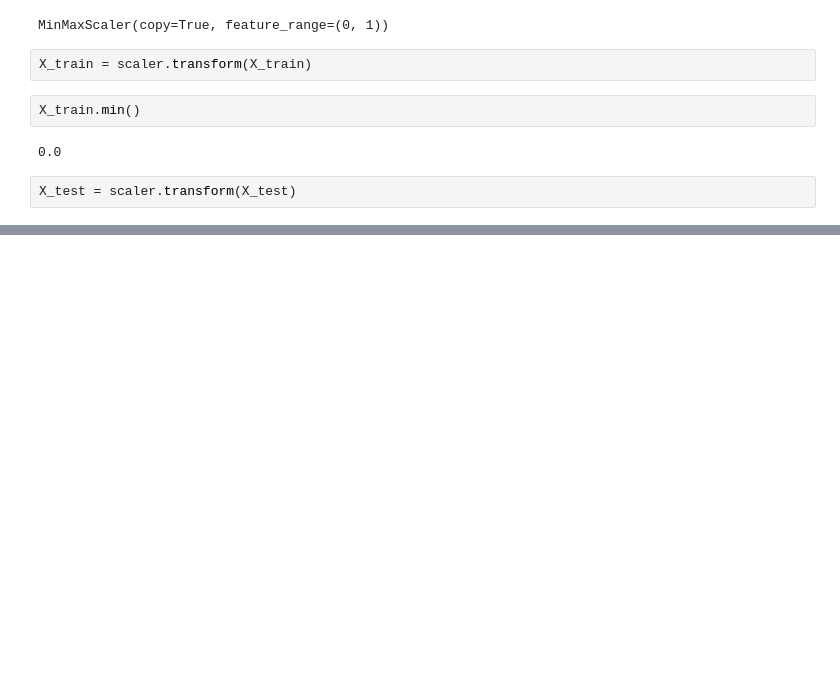
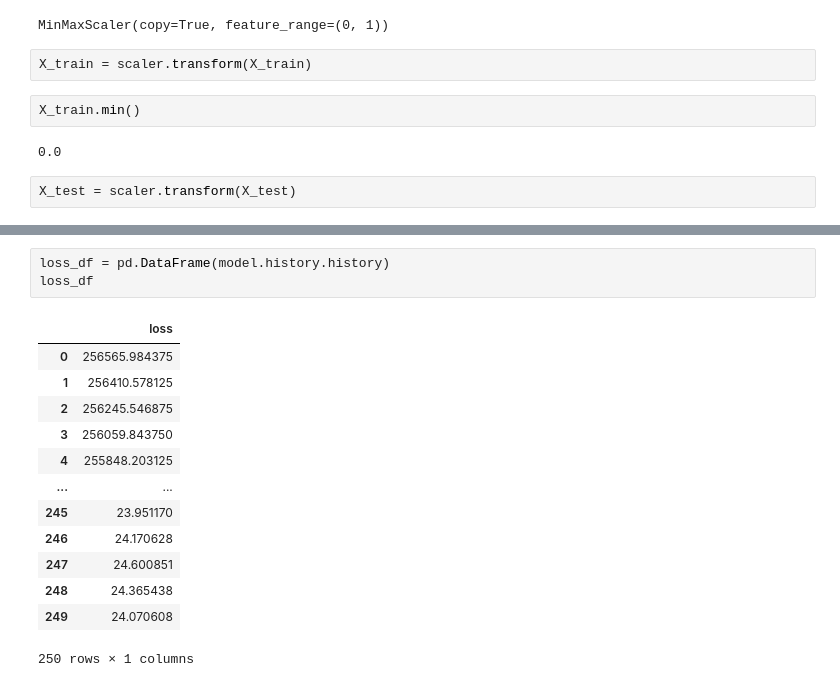
Before and after one commit to morphingdesign/tfExplore, a Jupyter notebook: TF_Process.ipynb, the cells around one changed output, grey strips where cells are left out. Saved outputs shown, nothing was run; the diff lists cells and outputs as text; blank space fills up the shorter version.

```diff
--- a/TF_Process.ipynb
+++ b/TF_Process.ipynb
@@ -82,0 +121,17 @@ X_test.min()
+# %%
+loss_df = pd.DataFrame(model.history.history)
+loss_df
+# %% [output]
+|  | loss |
+| 0 | 256565.984375 |
+| 1 | 256410.578125 |
+| 2 | 256245.546875 |
+| 3 | 256059.843750 |
+| 4 | 255848.203125 |
+| ... | ... |
+| 245 | 23.951170 |
+| 246 | 24.170628 |
+| 247 | 24.600851 |
+| 248 | 24.365438 |
+| 249 | 24.070608 |
+250 rows × 1 columns
```
Also changed, not shown: parts of 7 cells of this notebook.
